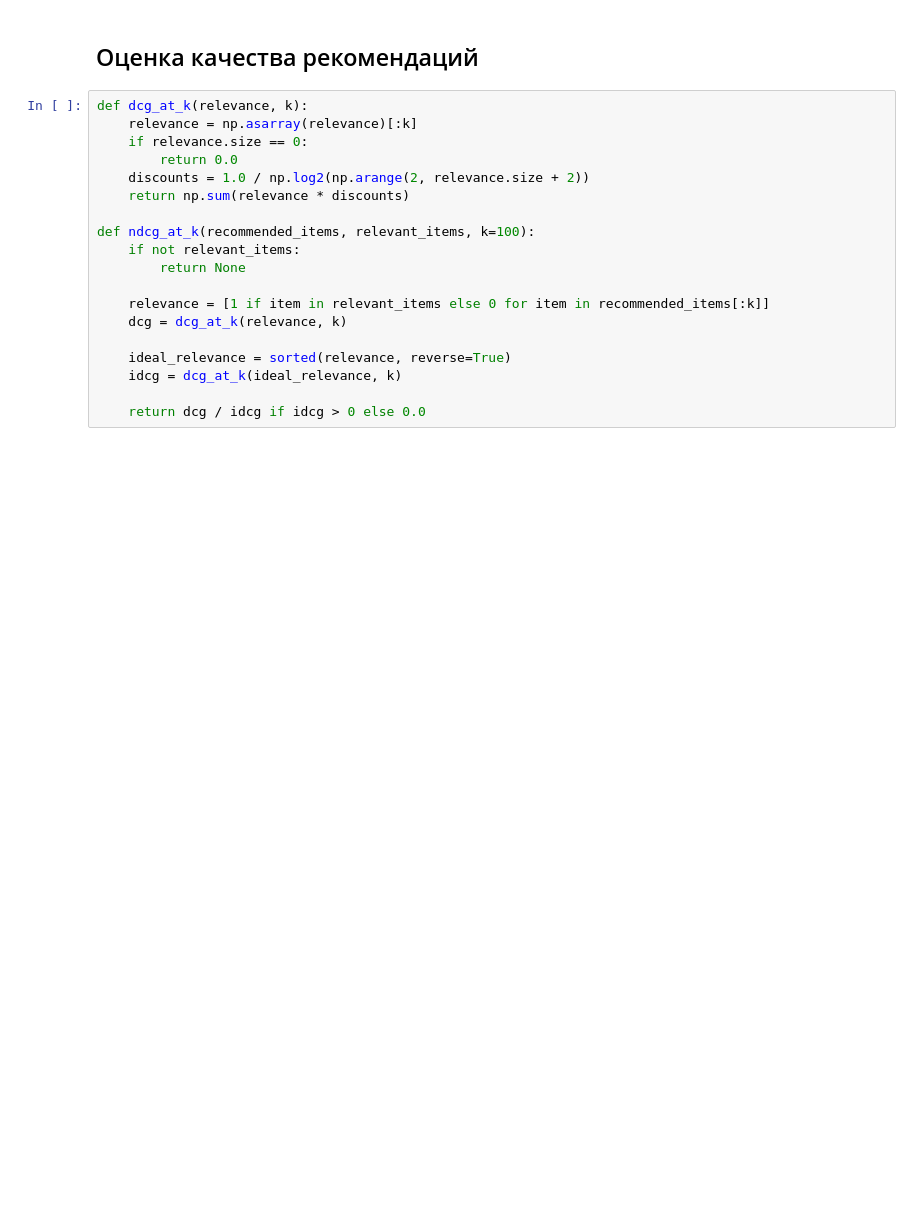
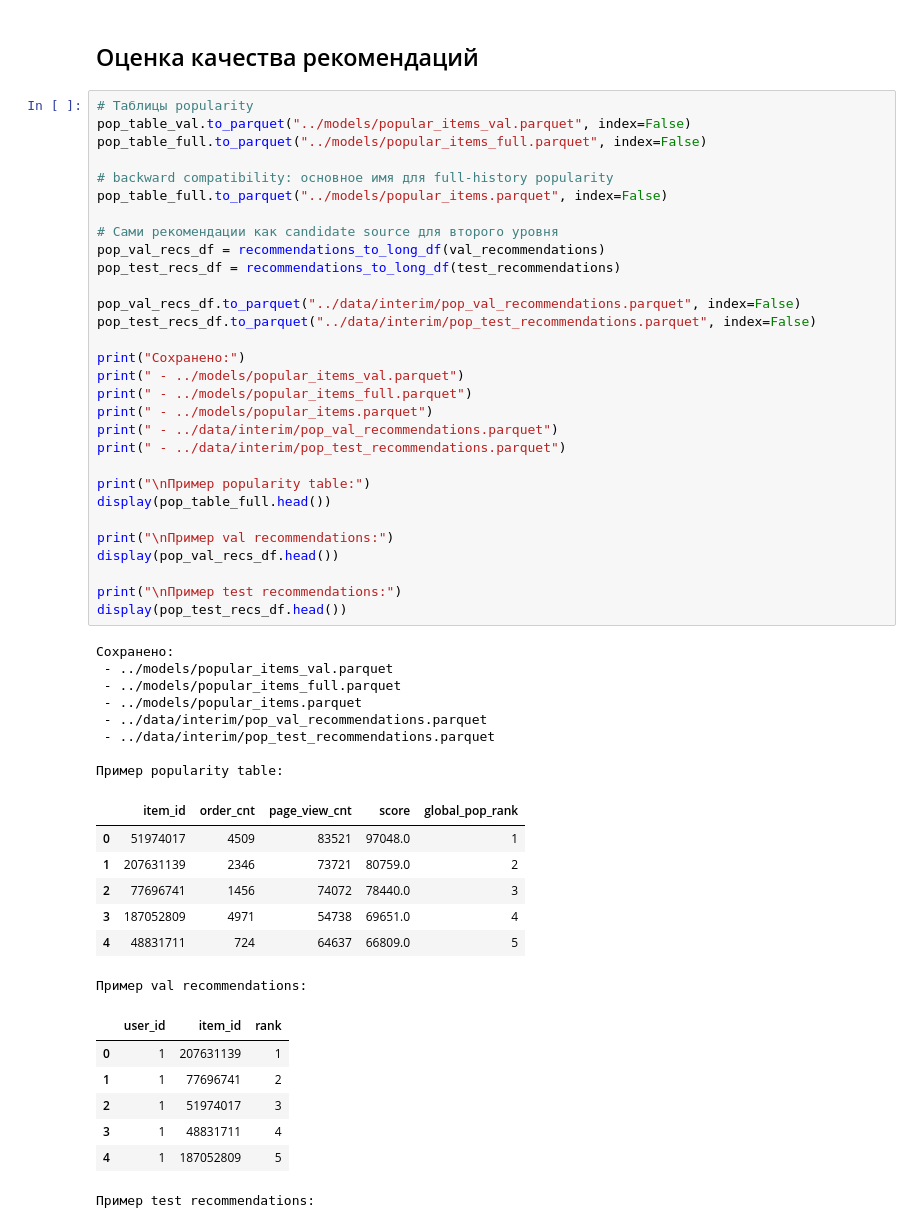
Before and after one commit to Denis-R-V/Ozon_RecSys, a Jupyter notebook: notebooks/2_popularity_based.ipynb, the cells around one changed output. Saved outputs shown, nothing was run; the diff lists cells and outputs as text; blank space fills up the shorter version.

```diff
--- a/notebooks/2_popularity_based.ipynb
+++ b/notebooks/2_popularity_based.ipynb
@@ -210,21 +502,55 @@ recommendations = generate_recommendations(test_users, popular_items, user_prefe
 # %% [markdown]
 ## Оценка качества рекомендаций
 # %%
-def dcg_at_k(relevance, k):
-    relevance = np.asarray(relevance)[:k]
-    if relevance.size == 0:
-        return 0.0
-    discounts = 1.0 / np.log2(np.arange(2, relevance.size + 2))
-    return np.sum(relevance * discounts)
+# Таблицы popularity
+pop_table_val.to_parquet("../models/popular_items_val.parquet", index=False)
+pop_table_full.to_parquet("../models/popular_items_full.parquet", index=False)
 
-def ndcg_at_k(recommended_items, relevant_items, k=100):
-    if not relevant_items:
-        return None
+# backward compatibility: основное имя для full-history popularity
+pop_table_full.to_parquet("../models/popular_items.parquet", index=False)
 
-    relevance = [1 if item in relevant_items else 0 for item in recommended_items[:k]]
-    dcg = dcg_at_k(relevance, k)
+# Сами рекомендации как candidate source для второго уровня
+pop_val_recs_df = recommendations_to_long_df(val_recommendations)
+pop_test_recs_df = recommendations_to_long_df(test_recommendations)
 
-    ideal_relevance = sorted(relevance, reverse=True)
-    idcg = dcg_at_k(ideal_relevance, k)
+pop_val_recs_df.to_parquet("../data/interim/pop_val_recommendations.parquet", index=False)
+pop_test_recs_df.to_parquet("../data/interim/pop_test_recommendations.parquet", index=False)
 
-    return dcg / idcg if idcg > 0 else 0.0
+print("Сохранено:")
+print(" - ../models/popular_items_val.parquet")
+print(" - ../models/popular_items_full.parquet")
+print(" - ../models/popular_items.parquet")
+print(" - ../data/interim/pop_val_recommendations.parquet")
+print(" - ../data/interim/pop_test_recommendations.parquet")
+
+print("\nПример popularity table:")
+display(pop_table_full.head())
+
+print("\nПример val recommendations:")
+display(pop_val_recs_df.head())
+
+print("\nПример test recommendations:")
+display(pop_test_recs_df.head())
+# %% [output]
+Сохранено:
+ - ../models/popular_items_val.parquet
+ - ../models/popular_items_full.parquet
+ - ../models/popular_items.parquet
+ - ../data/interim/pop_val_recommendations.parquet
+ - ../data/interim/pop_test_recommendations.parquet
+
+Пример popularity table:
+|  | item_id | order_cnt | page_view_cnt | score | global_pop_rank |
+| 0 | 51974017 | 4509 | 83521 | 97048.0 | 1 |
+| 1 | 207631139 | 2346 | 73721 | 80759.0 | 2 |
+| 2 | 77696741 | 1456 | 74072 | 78440.0 | 3 |
+| 3 | 187052809 | 4971 | 54738 | 69651.0 | 4 |
+| 4 | 48831711 | 724 | 64637 | 66809.0 | 5 |
+Пример val recommendations:
+|  | user_id | item_id | rank |
+| 0 | 1 | 207631139 | 1 |
+| 1 | 1 | 77696741 | 2 |
+| 2 | 1 | 51974017 | 3 |
+| 3 | 1 | 48831711 | 4 |
+| 4 | 1 | 187052809 | 5 |
+Пример test recommendations:
```
Also changed, not shown: parts of 11 cells of this notebook, 3 other files.
